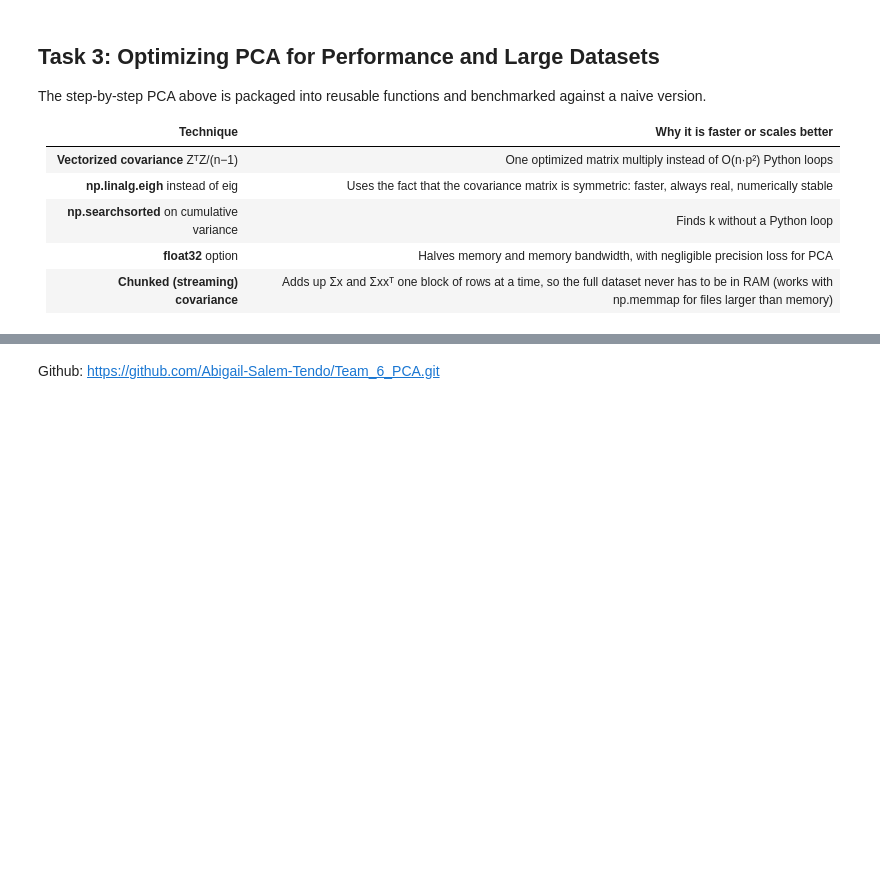
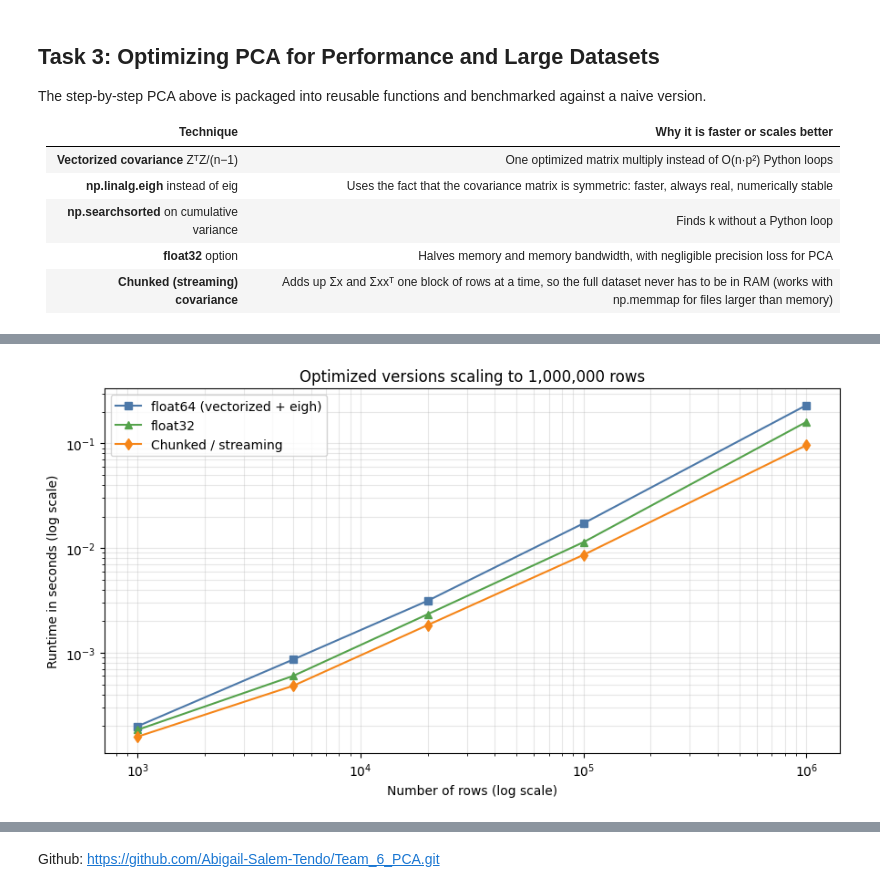
Before and after one commit to Abigail-Salem-Tendo/Team_6_PCA, a Jupyter notebook: PCA_Formative_2[6].ipynb, the cells around one changed output, grey strips where cells are left out. Saved outputs shown, nothing was run; the diff lists cells and outputs as text; code cells hidden in the pictures; blank space fills up the shorter version.

```diff
--- a/PCA_Formative_2[6].ipynb
+++ b/PCA_Formative_2[6].ipynb
@@ -421,0 +735,10 @@ print(f'  chunked == fast eigenvalues        : {np.allclose(v_chunk, v_fast)} |
+# %%
+fig, ax = plt.subplots(figsize=(9, 5))
+ax.loglog(res[:, 0], res[:, 2], 's-', color='#4C78A8', label='float64 (vectorized + eigh)')
+ax.loglog(res[:, 0], res[:, 3], '^-', color='#54A24B', label='float32')
+ax.loglog(res[:, 0], res[:, 4], 'd-', color='#F58518', label='Chunked / streaming')
+ax.set_xlabel('Number of rows (log scale)'); ax.set_ylabel('Runtime in seconds (log scale)')
+ax.set_title('Optimized versions scaling to 1,000,000 rows'); ax.legend(); ax.grid(True, which='both', alpha=0.3)
+plt.tight_layout(); plt.show()
+# %% [output]
+[figure, added]
```
Also changed, not shown: parts of 30 cells of this notebook.
